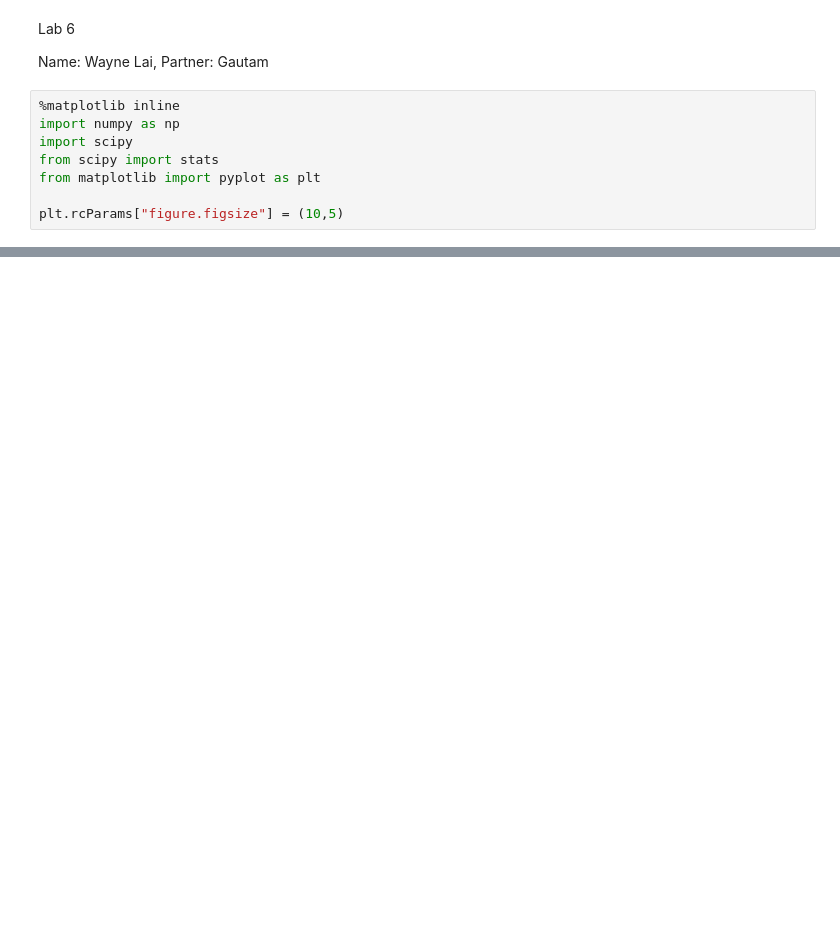
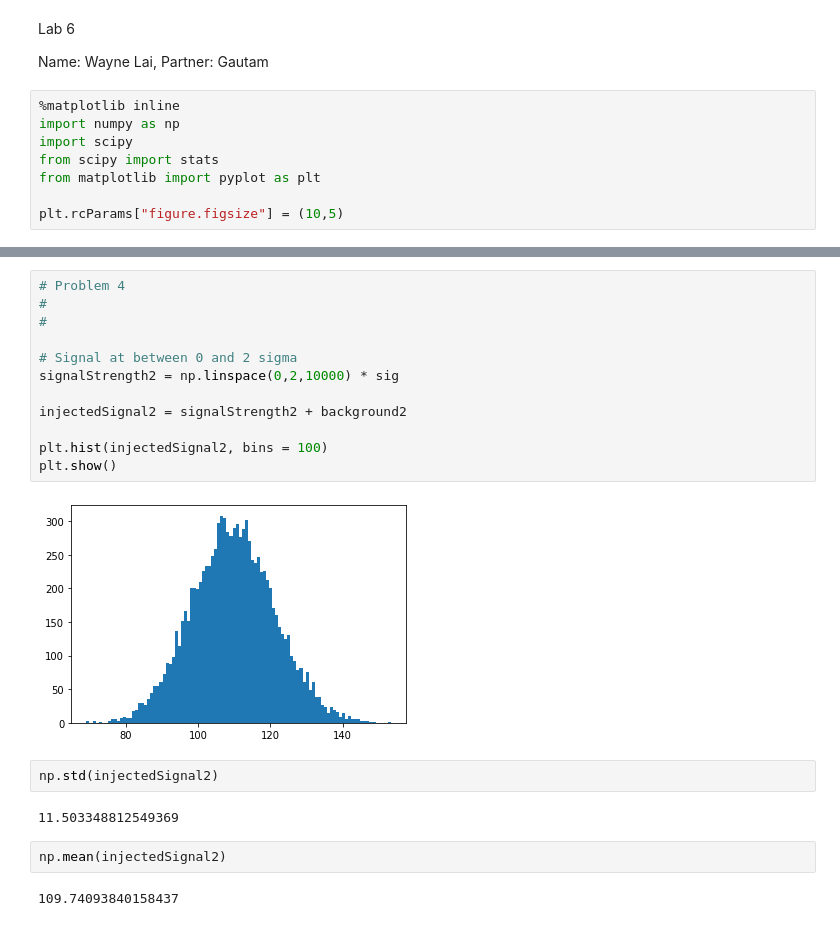
Before and after one commit to weianlai/phys434, a Jupyter notebook: Lab_6.ipynb, the cells around one changed output, grey strips where cells are left out. Cells and saved outputs as stored; diff of their text form; blank space fills up the shorter version.

```diff
--- a/Lab_6.ipynb
+++ b/Lab_6.ipynb
@@ -103,0 +124,22 @@ sig8signal
+# %%
+# Problem 4
+#
+#
+
+# Signal at between 0 and 2 sigma
+signalStrength2 = np.linspace(0,2,10000) * sig
+
+injectedSignal2 = signalStrength2 + background2
+
+plt.hist(injectedSignal2, bins = 100)
+plt.show()
+# %% [output]
+[figure, added]
+# %%
+np.std(injectedSignal2)
+# %% [output]
+11.503348812549369
+# %%
+np.mean(injectedSignal2)
+# %% [output]
+109.74093840158437
```
Also changed, not shown: parts of 5 cells of this notebook.
